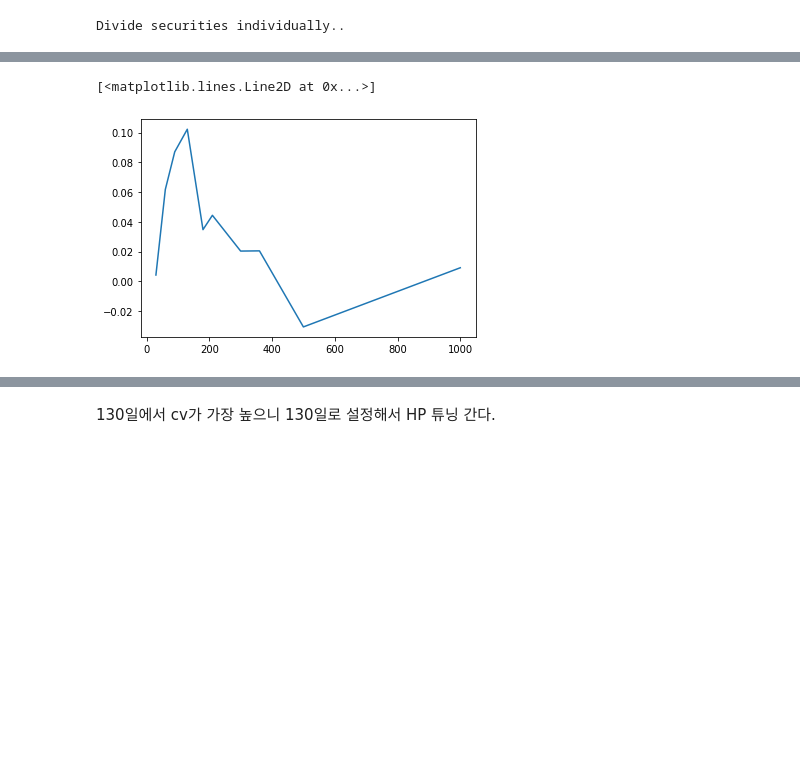
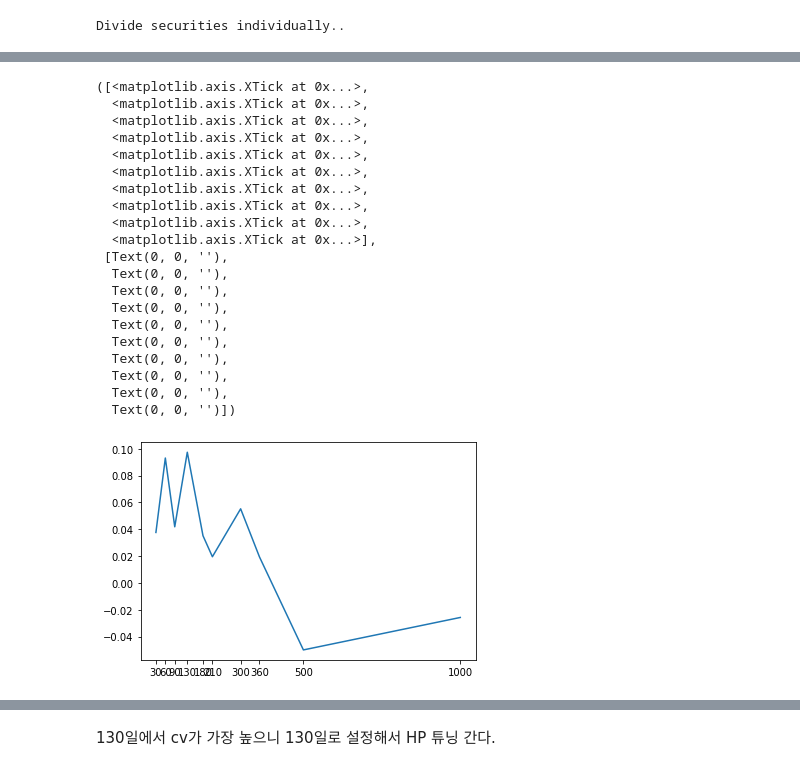
Before and after one commit to hoeen/kaggle, a Jupyter notebook: JPX-prediction/jpx-lgbm-tunehp.ipynb, the cells around one changed output, grey strips where cells are left out. Drawn from its saved outputs; the diff is of its cells as text; code cells hidden in the pictures; blank space fills up the shorter version.

```diff
--- a/JPX-prediction/jpx-lgbm-tunehp.ipynb
+++ b/JPX-prediction/jpx-lgbm-tunehp.ipynb
@@ -644,11 +644,9 @@ Feature selection 결론?
 # %%
 # cv optimize 를 위해 train으로만 scaler 만든 후 전체 데이터에 적용
 sec_list = divideSecurities(train_with_supp)
-df_added = add_features_train(sec_list).set_index('Date')
+df_added = add_features_train(sec_list)
 # %% [output]
 Divide securities individually..
-# %%
-df_added = df_added_date.copy()
 # %%
 def objective(trial, data, k=7):  # X_scaled, X_scaled_val, y, y_val
     param_grid = {
@@ -695,11 +693,6 @@ def objective(trial, data, k=7):  # X_scaled, X_scaled_val, y, y_val
         model.fit(
             X_train,
             y_train,
-            eval_set=[(X_test, y_test)],
-            callbacks=[
-#                 LightGBMPruningCallback(trial, "l2"),
-                early_stopping(stopping_rounds=20)
-            ],  # Add a pruning callback
         )
         y_pred = model.predict(X_test)
 
@@ -871,17 +814,6 @@ study.best_params
 # %%
 def objective(train_size, data, k=7):  # X_scaled, X_scaled_val, y, y_val
-    param_grid = {'n_estimators': 10000,
-         'learning_rate': 0.01072616829300761,
-         'num_leaves': 213,
-         'max_depth': 5,
-         'min_data_in_leaf': 7000,
-         'lambda_l1': 3.8414489344856516e-07,
-         'lambda_l2': 1.5846922986583607e-06,
-         'bagging_fraction': 0.4,
-         'feature_fraction': 0.4,
-        "metric": 'l2',
-        "seed": 2022
-    }
+
 
     tscv = TimeSeriesSplit(n_splits=k, max_train_size=train_size, test_size=60)
 
@@ -901,15 +833,11 @@ def objective(train_size, data, k=7):  # X_scaled, X_scaled_val, y, y_val
         X_test = preprocess_inference(X_test, trained_scalers)
 
 
-        model = LGBMRegressor(**param_grid)
+        model = LGBMRegressor()
         model.fit(
             X_train,
             y_train,
-            eval_set=[(X_test, y_test)],
-            callbacks=[
-#                 LightGBMPruningCallback(trial, "l2"),
-                early_stopping(stopping_rounds=20)
-            ],  # Add a pruning callback
+
         )
         y_pred = model.predict(X_test)
 
@@ -929,10 +857,10 @@ def objective(train_size, data, k=7):  # X_scaled, X_scaled_val, y, y_val
     print('mean score:', np.mean(cv_scores))
     return np.mean(cv_scores)
 # %%
-# xgrid = [30, 60, 90, 130, 180, 210, 300, 360, 500, 1000]
-# mean_cv_scores = []
-# for train_time in xgrid:
-#     mean_cv_scores.append(objective(train_time, df_added, k=5))
+xgrid = [30, 60, 90, 130, 180, 210, 300, 360, 500, 1000]
+mean_cv_scores = []
+for train_time in xgrid:
+    mean_cv_scores.append(objective(train_time, df_added, k=5))
 
 plt.plot(xgrid, mean_cv_scores)
 plt.xticks(xgrid)
@@ -957,5 +885,24 @@ mean score: 0.009073993653825068
-[<matplotlib.lines.Line2D at 0x...>]
+([<matplotlib.axis.XTick at 0x...>,
+  <matplotlib.axis.XTick at 0x...>,
+  <matplotlib.axis.XTick at 0x...>,
+  <matplotlib.axis.XTick at 0x...>,
+  <matplotlib.axis.XTick at 0x...>,
+  <matplotlib.axis.XTick at 0x...>,
+  <matplotlib.axis.XTick at 0x...>,
+  <matplotlib.axis.XTick at 0x...>,
+  <matplotlib.axis.XTick at 0x...>,
+  <matplotlib.axis.XTick at 0x...>],
+ [Text(0, 0, ''),
+  Text(0, 0, ''),
+  Text(0, 0, ''),
+  Text(0, 0, ''),
+  Text(0, 0, ''),
+  Text(0, 0, ''),
+  Text(0, 0, ''),
+  Text(0, 0, ''),
+  Text(0, 0, ''),
+  Text(0, 0, '')])
-[figure, old version]
+[figure, new version]
 # %%
 plt.figure(figsize=(8,4))
 plt.plot(xgrid, mean_cv_scores)
```
Also changed, not shown: parts of 12 cells of this notebook.
